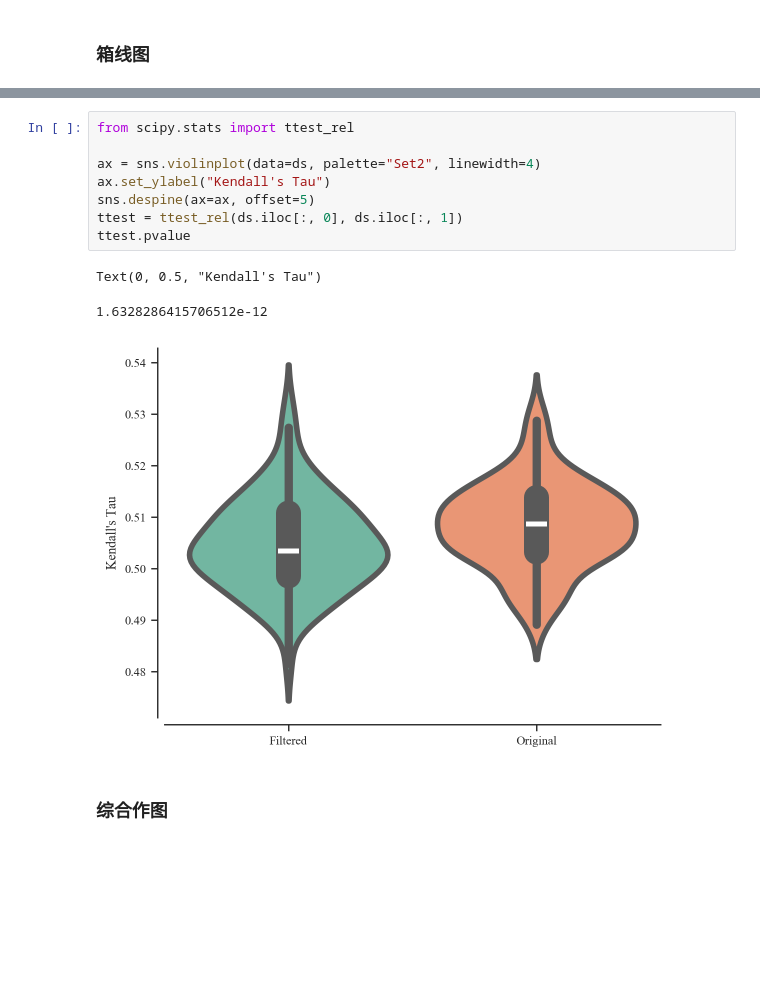
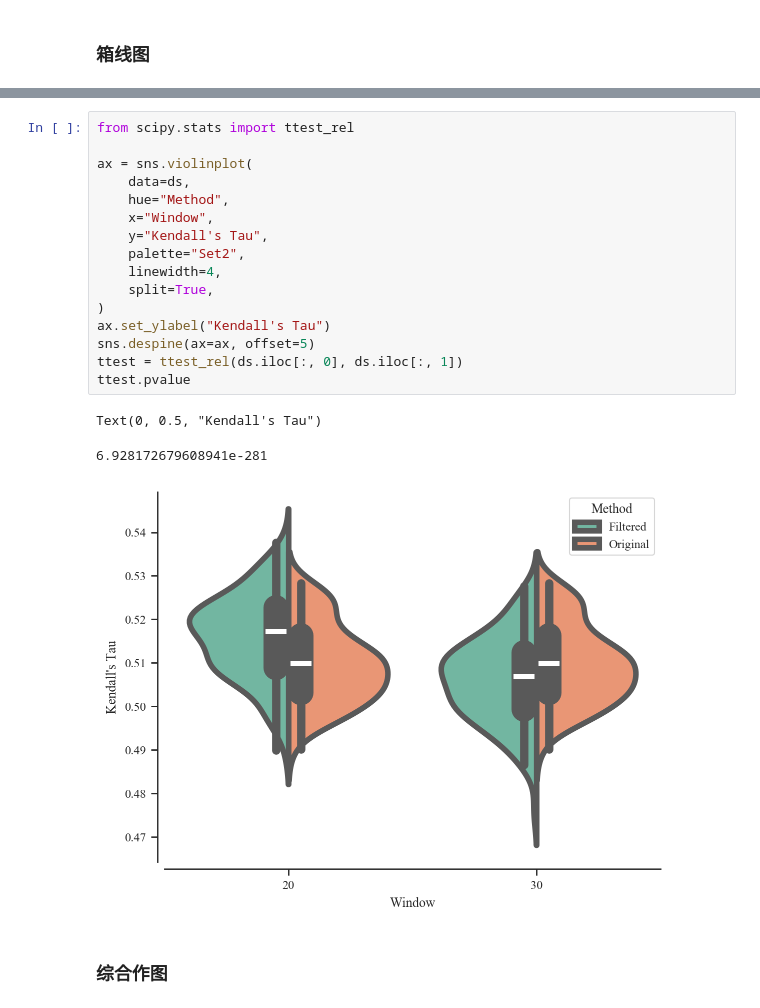
Before and after one commit to SongshGeo/shifting_baseline, a Jupyter notebook: reports/history.ipynb, the cells around one changed output, grey strips where cells are left out. Saved outputs shown, nothing was run; the diff lists cells and outputs as text; blank space fills up the shorter version.

```diff
--- a/reports/history.ipynb
+++ b/reports/history.ipynb
@@ -223,15 +240,23 @@ ds.head()
 # %%
 from scipy.stats import ttest_rel
 
-ax = sns.violinplot(data=ds, palette="Set2", linewidth=4)
+ax = sns.violinplot(
+    data=ds,
+    hue="Method",
+    x="Window",
+    y="Kendall's Tau",
+    palette="Set2",
+    linewidth=4,
+    split=True,
+)
 ax.set_ylabel("Kendall's Tau")
 sns.despine(ax=ax, offset=5)
 ttest = ttest_rel(ds.iloc[:, 0], ds.iloc[:, 1])
 ttest.pvalue
 # %% [output]
 Text(0, 0.5, "Kendall's Tau")
-1.6328286415706512e-12
+6.928172679608941e-281
-[figure, old version]
+[figure, new version]
 # %% [markdown]
 ### 综合作图
 # %%
```
Also changed, not shown: parts of 5 cells of this notebook, 6 other files.
